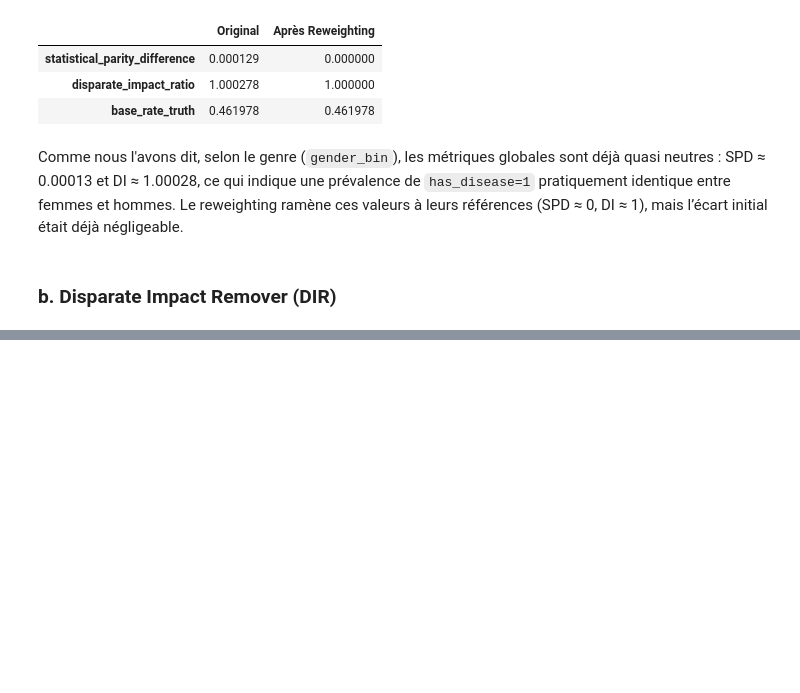
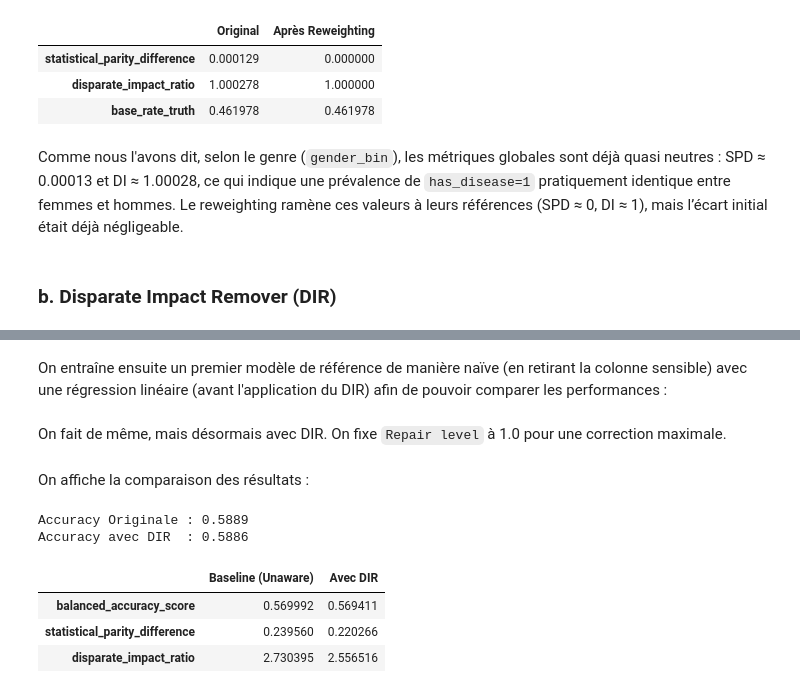
Before and after one commit to EagleForce14/Fairness, a Jupyter notebook: Mi-Projet/Mi-Projet-BRION.ipynb, the cells around one changed output, grey strips where cells are left out. Drawn from its saved outputs; the diff is of its cells as text; code cells hidden in the pictures; blank space fills up the shorter version.

```diff
--- a/Mi-Projet/Mi-Projet-BRION.ipynb
+++ b/Mi-Projet/Mi-Projet-BRION.ipynb
@@ -862,0 +900,4 @@ Comme nous l'avons dit, selon le genre (`gender_bin`), les métriques globales s
+# %%
+dataset_train, dataset_val = dataset_aif.split([0.7], shuffle=True, seed=42)
+# %% [markdown]
+On entraîne ensuite un premier modèle de référence de manière naïve (en retirant la colonne sensible) avec une régression linéaire (avant l'application du DIR) afin de pouvoir comparer les performances :
@@ -862,0 +925,44 @@ Comme nous l'avons dit, selon le genre (`gender_bin`), les métriques globales s
+# %% [markdown]
+On fait de même, mais désormais avec DIR. On fixe `Repair level` à 1.0 pour une correction maximale.
+# %%
+DIR = DisparateImpactRemover(repair_level=1.0, sensitive_attribute='view_bin')
+train_dir = DIR.fit_transform(dataset_train)
+val_dir = DIR.fit_transform(dataset_val)
+
+# On retire l'attribut sensible qui a servi à la réparation mais qui ne doit pas être dans X
+X_train_dir = np.delete(train_dir.features, index_prot, axis=1)
+y_train_dir = train_dir.labels.ravel()
+X_val_dir = np.delete(val_dir.features, index_prot, axis=1)
+y_val_dir = val_dir.labels.ravel()
+
+model_dir = make_pipeline(StandardScaler(), LogisticRegression(solver='liblinear', random_state=42))
+model_dir.fit(X_train_dir, y_train_dir)
+preds_dir = model_dir.predict(X_val_dir)
+
+metrics_dir = get_metrics(
+    y_true=y_val_dir,
+    y_pred=preds_dir,
+    prot_attr=dataset_val.protected_attributes.ravel(), # On utilise les groupes originaux
+    priv_group=1,
+    pos_label=1
+)
+# %% [markdown]
+On affiche la comparaison des résultats :
+# %%
+print(f"Accuracy Originale : {accuracy_score(y_val_orig, preds_orig):.4f}")
+print(f"Accuracy avec DIR  : {accuracy_score(y_val_dir, preds_dir):.4f}")
+
+results = pd.DataFrame({
+    "Baseline (Unaware)": metrics_orig,
+    "Avec DIR": metrics_dir
+})
+
+# On affiche les métriques clés
+display(results.loc[["balanced_accuracy_score", "statistical_parity_difference", "disparate_impact_ratio"]])
+# %% [output]
+Accuracy Originale : 0.5889
+Accuracy avec DIR  : 0.5886
+|  | Baseline (Unaware) | Avec DIR |
+| balanced_accuracy_score | 0.569992 | 0.569411 |
+| statistical_parity_difference | 0.239560 | 0.220266 |
+| disparate_impact_ratio | 2.730395 | 2.556516 |
```
Also changed, not shown: parts of 25 cells of this notebook, 1 other file.
